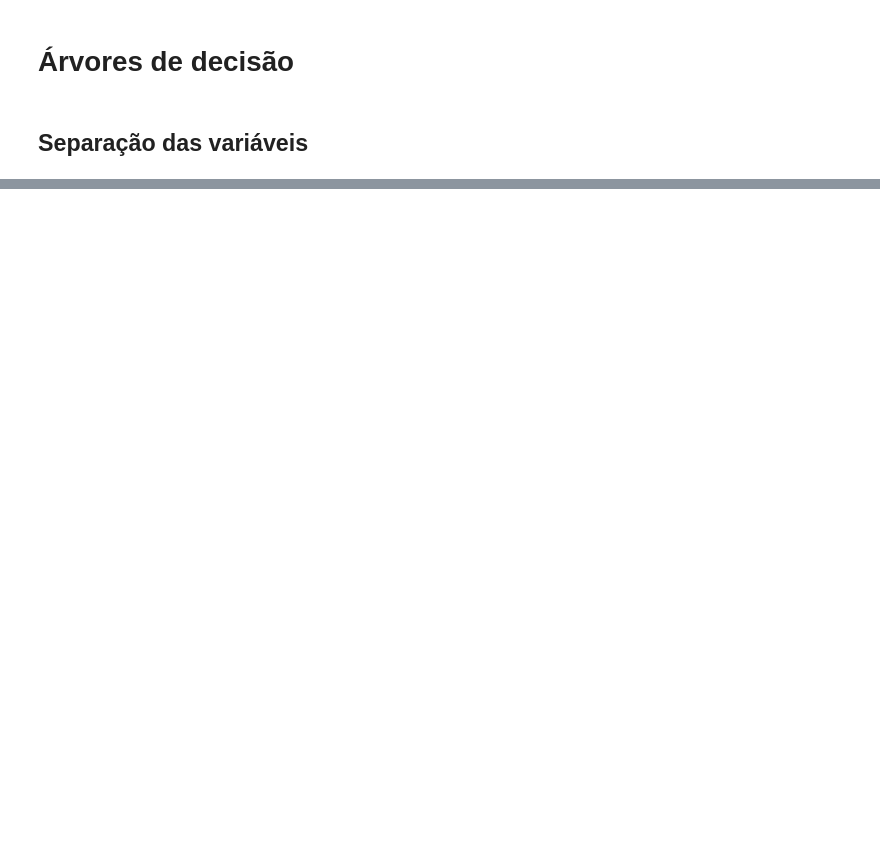
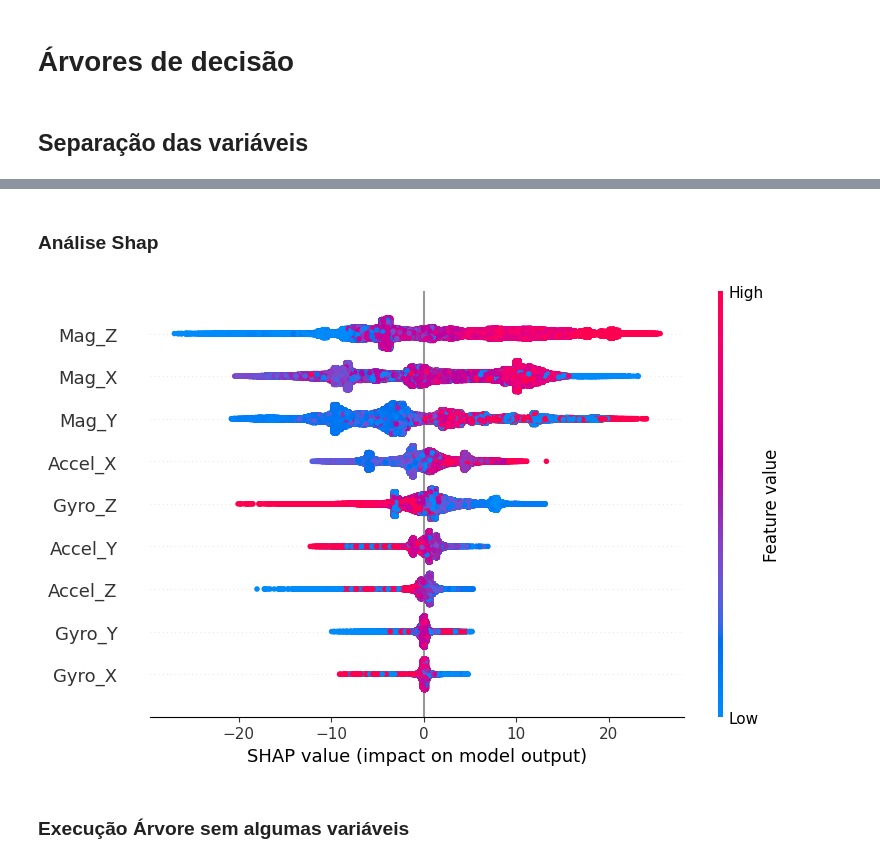
Before and after one commit to LegiusAndrade/mba_dsa, a Jupyter notebook: python/Classifier_ML.ipynb, the cells around one changed output, grey strips where cells are left out. Cells and saved outputs as stored; diff of their text form; code cells hidden in the pictures; blank space fills up the shorter version.

```diff
--- a/python/Classifier_ML.ipynb
+++ b/python/Classifier_ML.ipynb
@@ -170,0 +317,29 @@ for variavel in dados_filtados.columns:
+# %%
+# Treinamento do modelo LightGBM com otimização Bayesiana de hiperparâmetros
+param_space = {
+    'n_estimators': Integer(50, 500), #Número de árvores
+    'max_depth': Integer(3, 15), #Profundidade máxima da árvore
+    'learning_rate': Real(0.01, 0.3, prior='log-uniform'), #Taxa de aprendizado
+    'num_leaves': Integer(20, 150), #Número de folhas
+    'min_child_samples': Integer(5, 100), #Número mínimo de amostras em uma folha
+    'subsample': Real(0.5, 1.0), #Subamostragem de dados
+    'colsample_bytree': Real(0.5, 1.0), #Subamostragem de colunas(features)
+    'reg_alpha': Real(1e-9, 10.0, prior='log-uniform'), #Regularização L1
+    'reg_lambda': Real(1e-9, 10.0, prior='log-uniform'), #Regularização L2
+    'boosting_type': Categorical(['gbdt', 'dart', 'goss']) #Tipo de boosting
+}
+
+#Configurar o modelo LightGBM
+lgb_model = lgb.LGBMClassifier(random_state=2208, verbose=-1)
+
+# Configurar o Bayesian Optimization
+bayes_search = BayesSearchCV(
+    estimator=lgb_model,
+    search_spaces=param_space,
+    n_iter=32,  # Número de iterações de otimização
+    cv=3,  # Validação cruzada com 3 folds
+    scoring='accuracy',  # Métrica de avaliação
+    n_jobs=-1,  # Usar todos os núcleos disponíveis
+    verbose=1,
+    random_state=2208
+)
@@ -170,0 +348,10 @@ for variavel in dados_filtados.columns:
+# %%
+# Execução do Bayesian Optimization
+tempo_ini = pd.Timestamp.now() # Início do tempo
+bayes_search.fit(X_train, y_train)
+tempo_fim = pd.Timestamp.now() # Fim do tempo
+print(f'Tempo de execução do Bayesian Optimization: {tempo_fim - tempo_ini}')
+
+# Avaliação do modelo otimizado
+print("Melhores hiperparâmetros encontrados:")
+print(bayes_search.best_params_)
@@ -170,0 +458,12 @@ for variavel in dados_filtados.columns:
+# %% [markdown]
+### Análise Shap
+# %%
+model = bayes_search.best_estimator_
+explainer = shap.TreeExplainer(model)
+shap_values = explainer.shap_values(X)
+
+shap.summary_plot(shap_values, X)
+# %% [output]
+[figure, added]
+# %% [markdown]
+### Execução Árvore sem algumas variáveis
```
Also changed, not shown: parts of 28 cells of this notebook.
